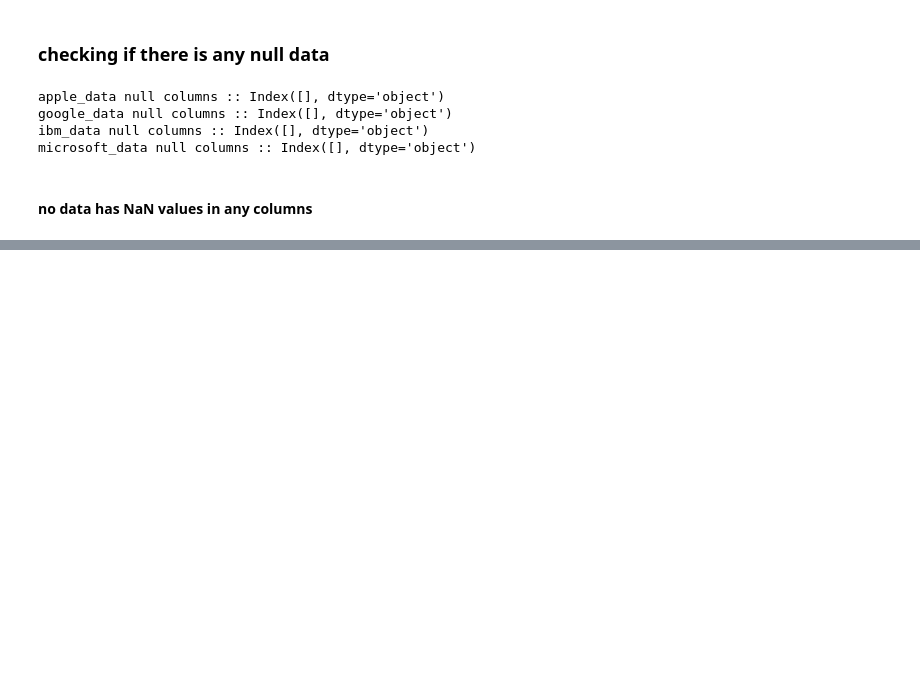
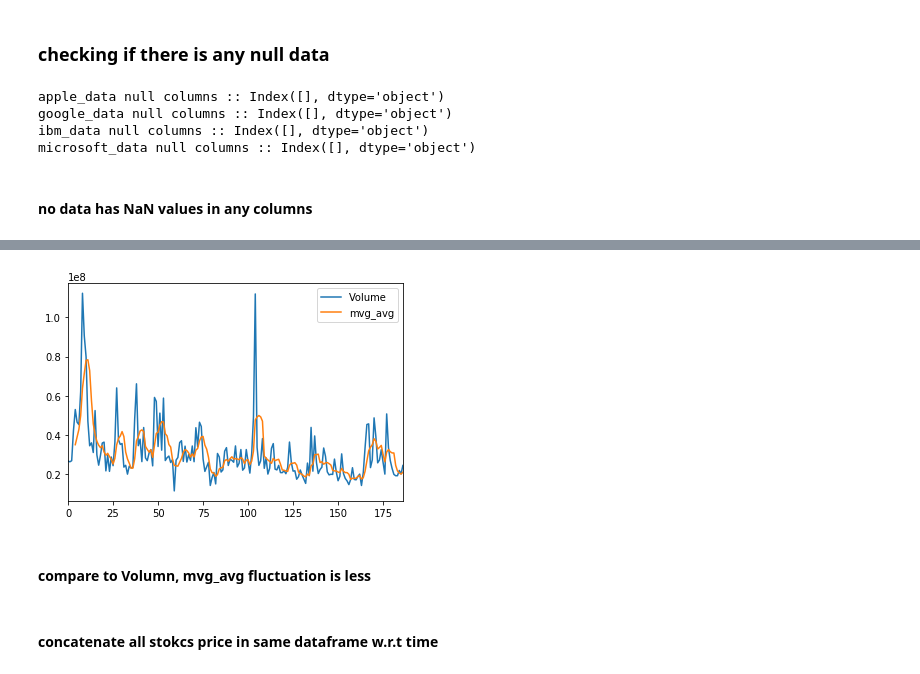
Before and after one commit to ranjeetgarodia/casestudy_stocks, a Jupyter notebook: casestudy_stocks.ipynb, the cells around one changed output, grey strips where cells are left out. Cells and saved outputs as stored; diff of their text form; code cells hidden in the pictures; blank space fills up the shorter version.

```diff
--- a/casestudy_stocks.ipynb
+++ b/casestudy_stocks.ipynb
@@ -48,0 +94,4 @@ microsoft_data null columns :: Index([], dtype='object')
+# %%
+apple_data['mvg_Avg'] = apple_data.Volume.rolling(5).mean()
+# %%
+apple_data['mvg_Avg'] =apple_data.Volume.rolling(5).mean()
@@ -48,0 +117,9 @@ microsoft_data null columns :: Index([], dtype='object')
+# %%
+apple_data.Volume.plot(label='Volume')
+apple_data.mvg_Avg.plot(label='mvg_avg')
+plt.legend()
+plt.show()
+# %% [output]
+[figure, added]
+# %% [markdown]
+#### compare to Volumn, mvg_avg fluctuation is less
@@ -48,0 +129,2 @@ microsoft_data null columns :: Index([], dtype='object')
+# %% [markdown]
+#### concatenate all stokcs price in same dataframe w.r.t time
```
Also changed, not shown: parts of 42 cells of this notebook.
